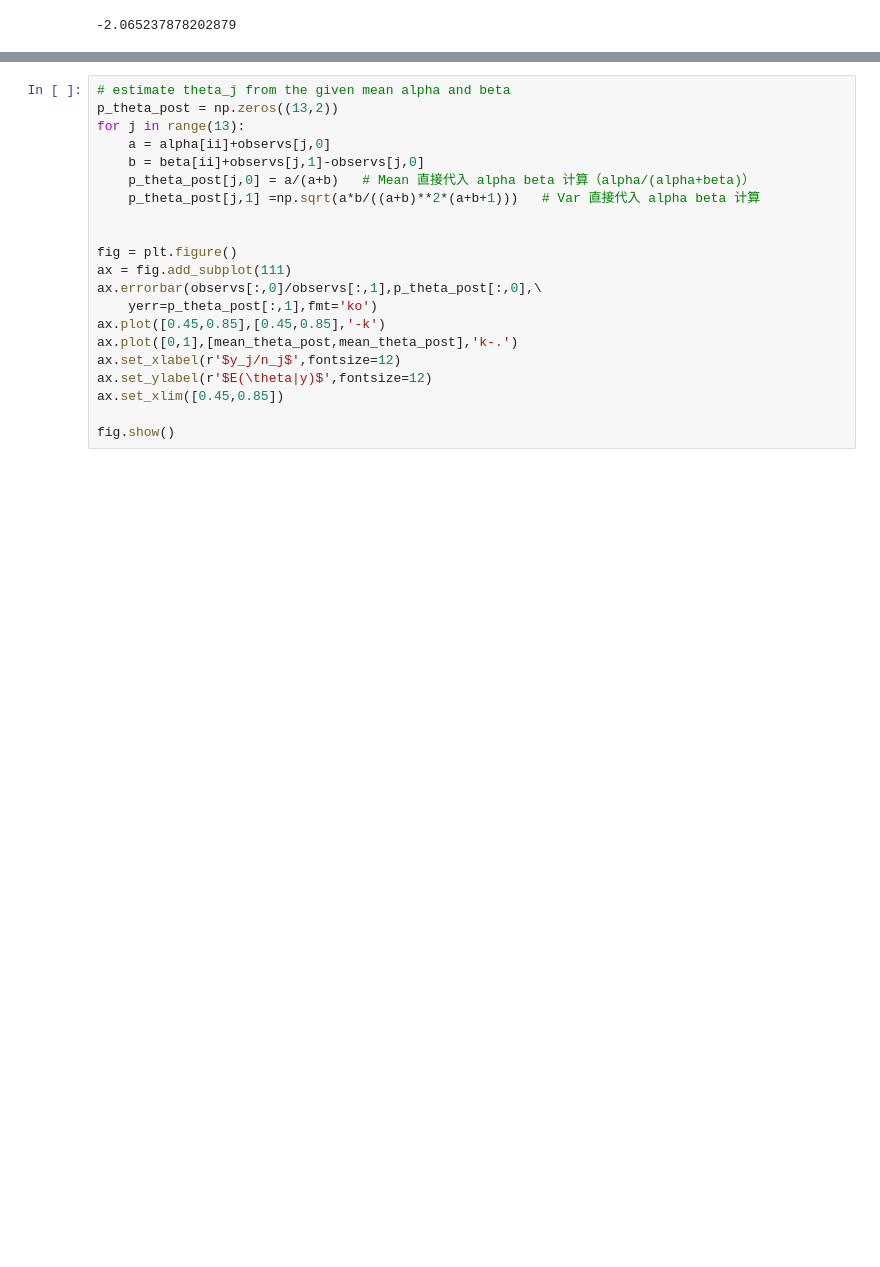
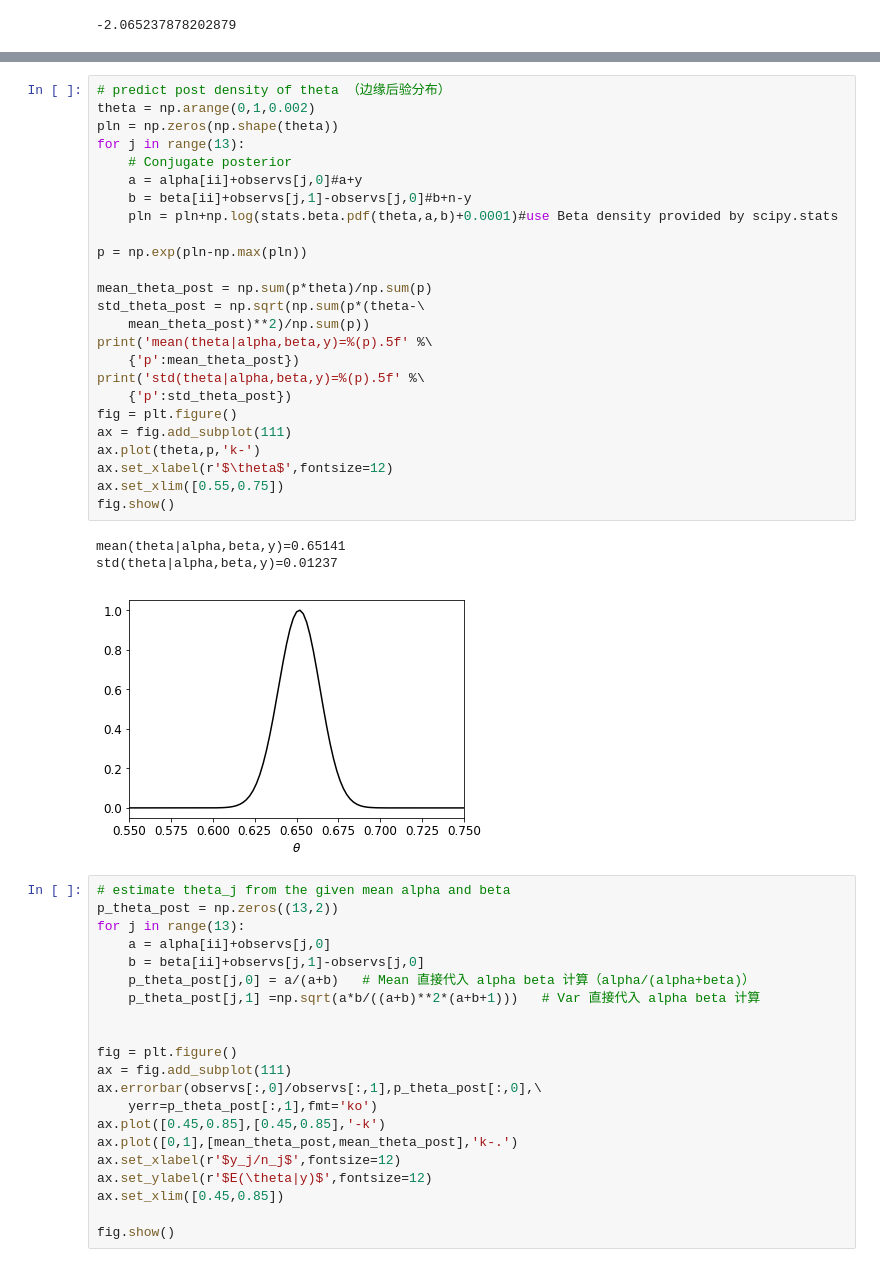
Before and after one commit to Ylllllax/2020_Astro_Statistics, a Jupyter notebook: Lecture/lecture08_4&6_几个例子(HierarchicalModel).ipynb, the cells around one changed output, grey strips where cells are left out. Cells and saved outputs as stored; diff of their text form; blank space fills up the shorter version.

```diff
--- a/Lecture/lecture08_4&6_几个例子(HierarchicalModel).ipynb
+++ b/Lecture/lecture08_4&6_几个例子(HierarchicalModel).ipynb
@@ -319,4 +320,33 @@ std(theta|alpha,beta,y)=0.01211
 [figure]
+# %%
+# predict post density of theta （边缘后验分布）
+theta = np.arange(0,1,0.002)
+pln = np.zeros(np.shape(theta))
+for j in range(13):
+    # Conjugate posterior
+    a = alpha[ii]+observs[j,0]#a+y
+    b = beta[ii]+observs[j,1]-observs[j,0]#b+n-y
+    pln = pln+np.log(stats.beta.pdf(theta,a,b)+0.0001)#use Beta density provided by scipy.stats
+
+p = np.exp(pln-np.max(pln))
+
+mean_theta_post = np.sum(p*theta)/np.sum(p)
+std_theta_post = np.sqrt(np.sum(p*(theta-\
+    mean_theta_post)**2)/np.sum(p))
+print('mean(theta|alpha,beta,y)=%(p).5f' %\
+    {'p':mean_theta_post})
+print('std(theta|alpha,beta,y)=%(p).5f' %\
+    {'p':std_theta_post})
+fig = plt.figure()
+ax = fig.add_subplot(111)
+ax.plot(theta,p,'k-')
+ax.set_xlabel(r'$\theta$',fontsize=12)
+ax.set_xlim([0.55,0.75])
+fig.show()
+# %% [output]
+mean(theta|alpha,beta,y)=0.65141
+std(theta|alpha,beta,y)=0.01237
+[figure, added]
 # %%
 # estimate theta_j from the given mean alpha and beta
 p_theta_post = np.zeros((13,2))
```
Also changed, not shown: parts of 5 cells of this notebook, 6 other files.
